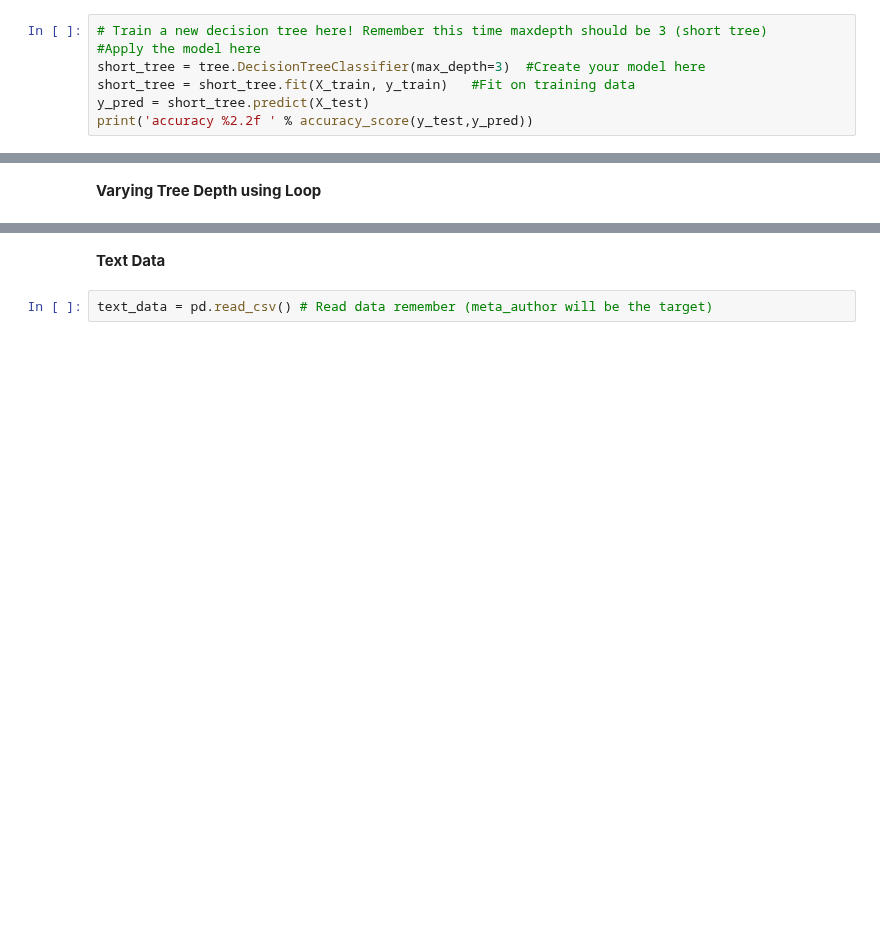
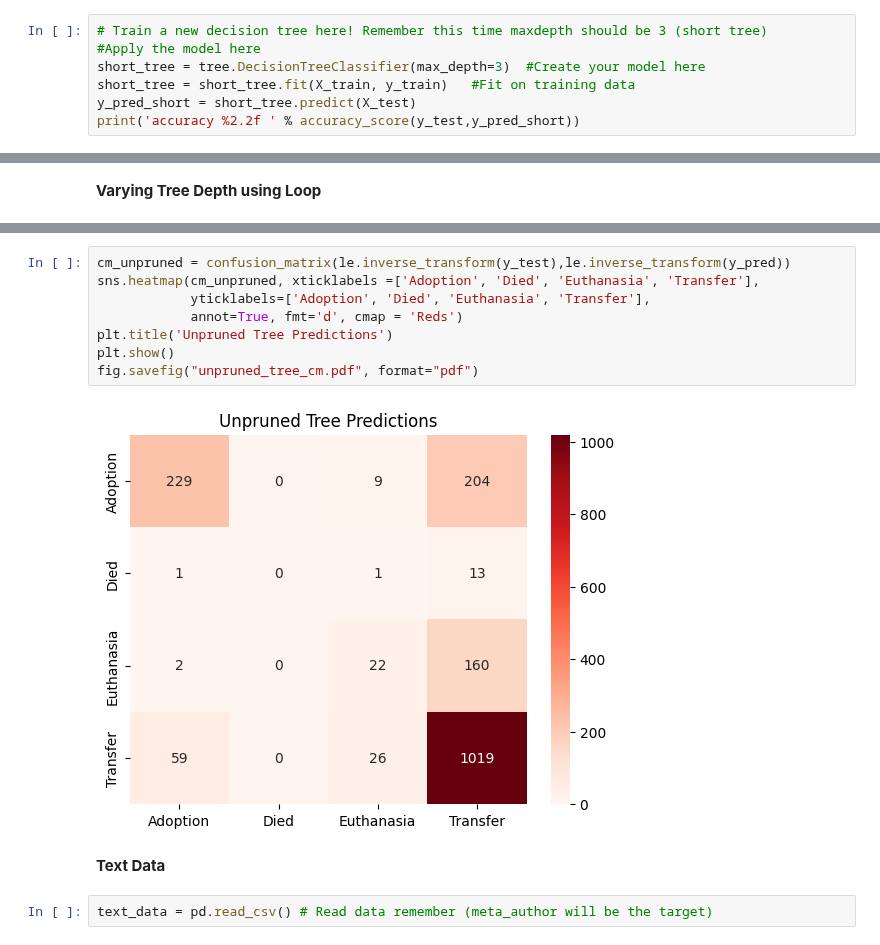
Before and after one commit to sascott9655/ADS-504-Machine-Learning, a Jupyter notebook: Sample_Code_HW_Assignment_2_1.ipynb, the cells around one changed output, grey strips where cells are left out. Drawn from its saved outputs; the diff is of its cells as text; blank space fills up the shorter version.

```diff
--- a/Sample_Code_HW_Assignment_2_1.ipynb
+++ b/Sample_Code_HW_Assignment_2_1.ipynb
@@ -91,8 +105,8 @@ class_names = ['Adoption', 'Died', 'Euthanasia', 'Transfer'],ax=ax)
 #Apply the model here
 short_tree = tree.DecisionTreeClassifier(max_depth=3)  #Create your model here
 short_tree = short_tree.fit(X_train, y_train)   #Fit on training data
-y_pred = short_tree.predict(X_test)
-print('accuracy %2.2f ' % accuracy_score(y_test,y_pred))
+y_pred_short = short_tree.predict(X_test)
+print('accuracy %2.2f ' % accuracy_score(y_test,y_pred_short))
 # %% [output]
 accuracy 0.65
 # %%
@@ -150,3 +210,13 @@ print('accuracy %2.2f ' % accuracy_score(y_test,y_pred4))
+# %%
+cm_unpruned = confusion_matrix(le.inverse_transform(y_test),le.inverse_transform(y_pred))
+sns.heatmap(cm_unpruned, xticklabels =['Adoption', 'Died', 'Euthanasia', 'Transfer'],
+            yticklabels=['Adoption', 'Died', 'Euthanasia', 'Transfer'],
+            annot=True, fmt='d', cmap = 'Reds')
+plt.title('Unpruned Tree Predictions')
+plt.show()
+fig.savefig("unpruned_tree_cm.pdf", format="pdf")
+# %% [output]
+[figure, added]
 # %% [markdown]
 **Text Data**
 # %%
```
Also changed, not shown: parts of 20 cells of this notebook.
